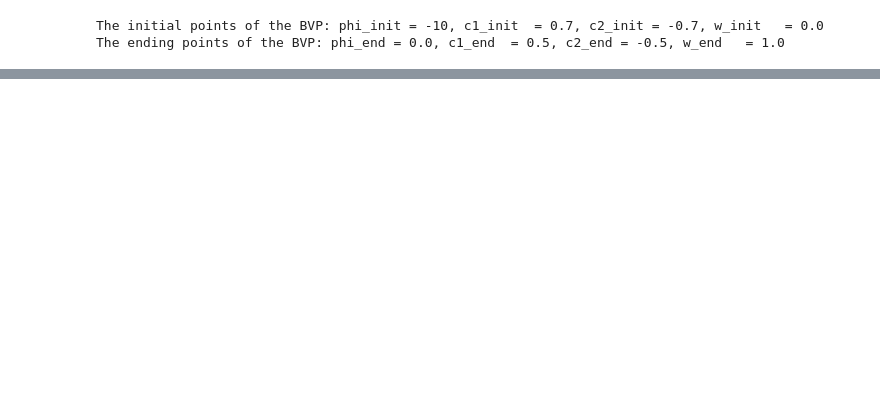
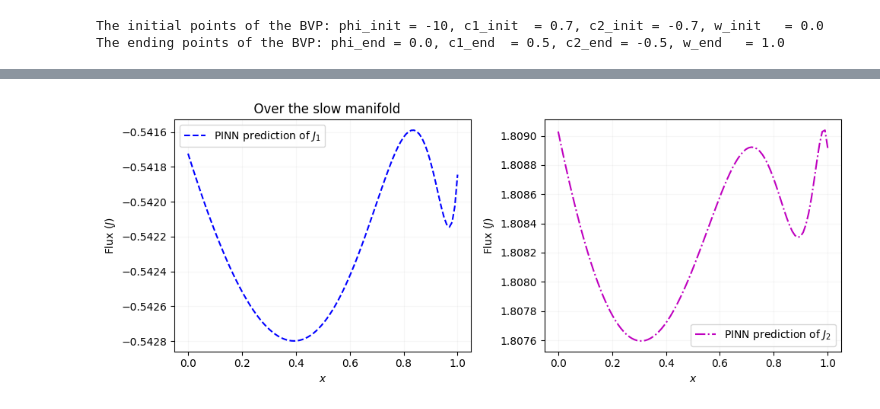
Before and after one commit to Hamid-Mofidi/PINNs_on_Multiple_timescale_dynamics, a Jupyter notebook: PINNs_PNP/PINNs_PNP_5.ipynb, the cells around one changed output, grey strips where cells are left out. Drawn from its saved outputs; the diff is of its cells as text; code cells hidden in the pictures; blank space fills up the shorter version.

Commit message:
Kaggle Notebook | PINNs_PNP_autonomous | Version 13

```diff
--- a/PINNs_PNP/PINNs_PNP_5.ipynb
+++ b/PINNs_PNP/PINNs_PNP_5.ipynb
@@ -531,0 +532,27 @@ plt.show()
+# %%
+plt.figure(figsize=(10, 4))
+
+
+plt.subplot(1, 2, 1)
+plt.plot(tau, j1_pred_slow, 'b--', label='PINN prediction of $J_1$')
+plt.xlabel('$x$')
+plt.ylabel('Flux ($J$)')
+plt.title('  Over the slow manifold')
+plt.grid(True, alpha=0.1)
+plt.legend()
+
+
+plt.subplot(1, 2, 2)
+plt.plot(tau, j2_pred_slow, 'm-.', label='PINN prediction of $J_2$')
+plt.xlabel('$x$')
+plt.ylabel('Flux ($J$)')
+#plt.title(' Over the slow manifold')
+plt.grid(True, alpha=0.1)
+plt.legend()
+
+
+plt.grid(True, alpha=0.1)
+plt.tight_layout()
+plt.show()
+# %% [output]
+[figure, added]
```
Also changed, not shown: parts of 7 cells of this notebook.
